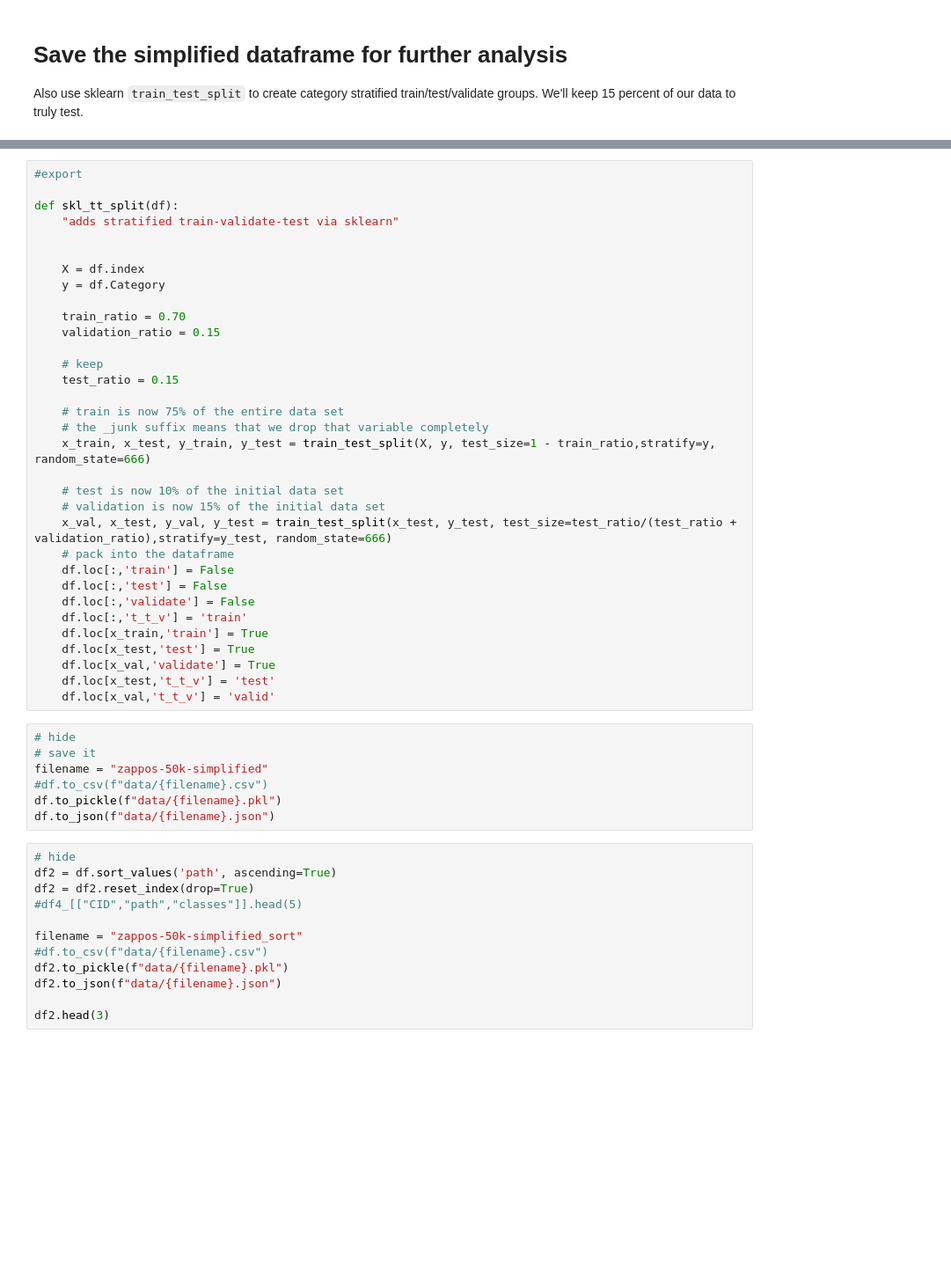
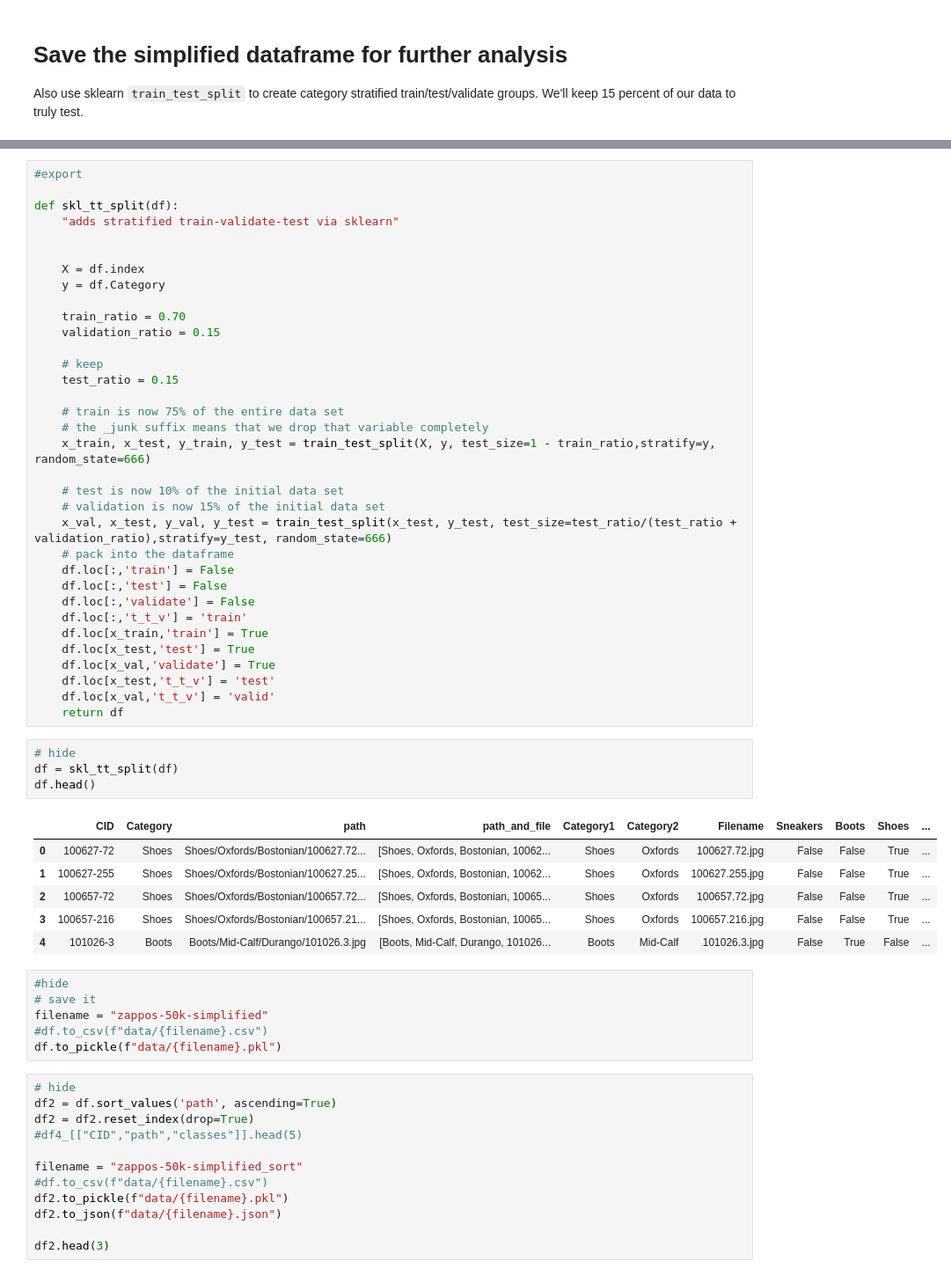
Before and after one commit to ergonyc/snkr-finder, a Jupyter notebook: nbs/01_data.ipynb, the cells around one changed output, grey strips where cells are left out. Shown: that part at 88% size. Saved outputs shown, nothing was run; the diff lists cells and outputs as text; blank space fills up the shorter version.

```diff
--- a/nbs/01_data.ipynb
+++ b/nbs/01_data.ipynb
@@ -268,13 +281,24 @@ def skl_tt_split(df):
     df.loc[x_val,'validate'] = True
     df.loc[x_test,'t_t_v'] = 'test'
     df.loc[x_val,'t_t_v'] = 'valid'
+    return df
+# %%
+# hide
+df = skl_tt_split(df)
+df.head()
+# %% [output]
+|  | CID | Category | path | path_and_file | Category1 | Category2 | Filename | Sneakers | Boots | Shoes | ... |
+| 0 | 100627-72 | Shoes | Shoes/Oxfords/Bostonian/100627.72... | [Shoes, Oxfords, Bostonian, 10062... | Shoes | Oxfords | 100627.72.jpg | False | False | True | ... |
+| 1 | 100627-255 | Shoes | Shoes/Oxfords/Bostonian/100627.25... | [Shoes, Oxfords, Bostonian, 10062... | Shoes | Oxfords | 100627.255.jpg | False | False | True | ... |
+| 2 | 100657-72 | Shoes | Shoes/Oxfords/Bostonian/100657.72... | [Shoes, Oxfords, Bostonian, 10065... | Shoes | Oxfords | 100657.72.jpg | False | False | True | ... |
+| 3 | 100657-216 | Shoes | Shoes/Oxfords/Bostonian/100657.21... | [Shoes, Oxfords, Bostonian, 10065... | Shoes | Oxfords | 100657.216.jpg | False | False | True | ... |
+| 4 | 101026-3 | Boots | Boots/Mid-Calf/Durango/101026.3.jpg | [Boots, Mid-Calf, Durango, 101026... | Boots | Mid-Calf | 101026.3.jpg | False | True | False | ... |
 # %%
-# hide
+#hide
 # save it
 filename = "zappos-50k-simplified"
 #df.to_csv(f"data/{filename}.csv")
 df.to_pickle(f"data/{filename}.pkl")
-df.to_json(f"data/{filename}.json")
 # %%
 # hide
 df2 = df.sort_values('path', ascending=True)
```
Also changed, not shown: parts of 26 cells of this notebook, 18 other files.
